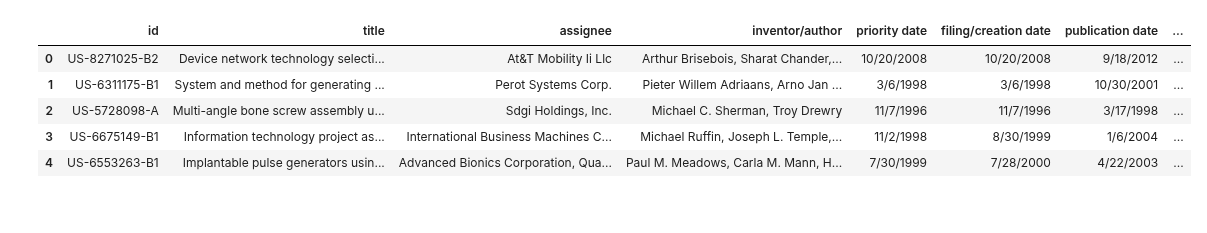
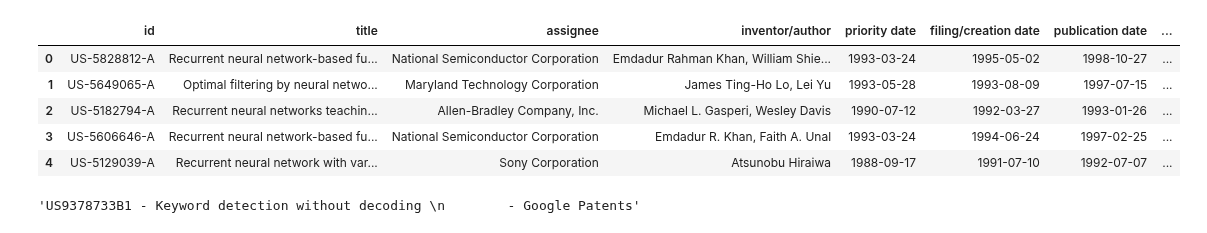
Before and after one commit to WillKoehrsen/wikipedia-data-science, a Jupyter notebook: notebooks/Downloading Patents.ipynb, the cells around one changed output. Cells and saved outputs as stored; diff of their text form; code cells hidden in the pictures.

Commit message:
Working recurrent neural network

```diff
--- a/notebooks/Downloading Patents.ipynb
+++ b/notebooks/Downloading Patents.ipynb
@@ -3,12 +7,19 @@ import pandas as pd
 from bs4 import BeautifulSoup
 import requests
 # %%
-search_results = pd.read_csv('../data/gp-search-20181012-181513.csv')
+search_results = pd.read_csv('../data/gp-search-20181013-123852.csv')
 search_results.head()
 # %% [output]
 |  | id | title | assignee | inventor/author | priority date | filing/creation date | publication date | ... |
-| 0 | US-8271025-B2 | Device network technology selecti... | At&T Mobility Ii Llc | Arthur Brisebois, Sharat Chander,... | 10/20/2008 | 10/20/2008 | 9/18/2012 | ... |
-| 1 | US-6311175-B1 | System and method for generating ... | Perot Systems Corp. | Pieter Willem Adriaans, Arno Jan ... | 3/6/1998 | 3/6/1998 | 10/30/2001 | ... |
-| 2 | US-5728098-A | Multi-angle bone screw assembly u... | Sdgi Holdings, Inc. | Michael C. Sherman, Troy Drewry | 11/7/1996 | 11/7/1996 | 3/17/1998 | ... |
-| 3 | US-6675149-B1 | Information technology project as... | International Business Machines C... | Michael Ruffin, Joseph L. Temple,... | 11/2/1998 | 8/30/1999 | 1/6/2004 | ... |
-| 4 | US-6553263-B1 | Implantable pulse generators usin... | Advanced Bionics Corporation, Qua... | Paul M. Meadows, Carla M. Mann, H... | 7/30/1999 | 7/28/2000 | 4/22/2003 | ... |
+| 0 | US-5828812-A | Recurrent neural network-based fu... | National Semiconductor Corporation | Emdadur Rahman Khan, William Shie... | 1993-03-24 | 1995-05-02 | 1998-10-27 | ... |
+| 1 | US-5649065-A | Optimal filtering by neural netwo... | Maryland Technology Corporation | James Ting-Ho Lo, Lei Yu | 1993-05-28 | 1993-08-09 | 1997-07-15 | ... |
+| 2 | US-5182794-A | Recurrent neural networks teachin... | Allen-Bradley Company, Inc. | Michael L. Gasperi, Wesley Davis | 1990-07-12 | 1992-03-27 | 1993-01-26 | ... |
+| 3 | US-5606646-A | Recurrent neural network-based fu... | National Semiconductor Corporation | Emdadur R. Khan, Faith A. Unal | 1993-03-24 | 1994-06-24 | 1997-02-25 | ... |
+| 4 | US-5129039-A | Recurrent neural network with var... | Sony Corporation | Atsunobu Hiraiwa | 1988-09-17 | 1991-07-10 | 1992-07-07 | ... |
+# %%
+url = 'https://patents.google.com/patent/US9378733B1/en'
+r = requests.get(url)
+soup = BeautifulSoup(r.content, 'lxml')
+soup.find('h1').text
+# %% [output]
+'US9378733B1 - Keyword detection without decoding \n        - Google Patents'
```
Also changed, not shown: parts of 15 cells of this notebook, 6 other files.
